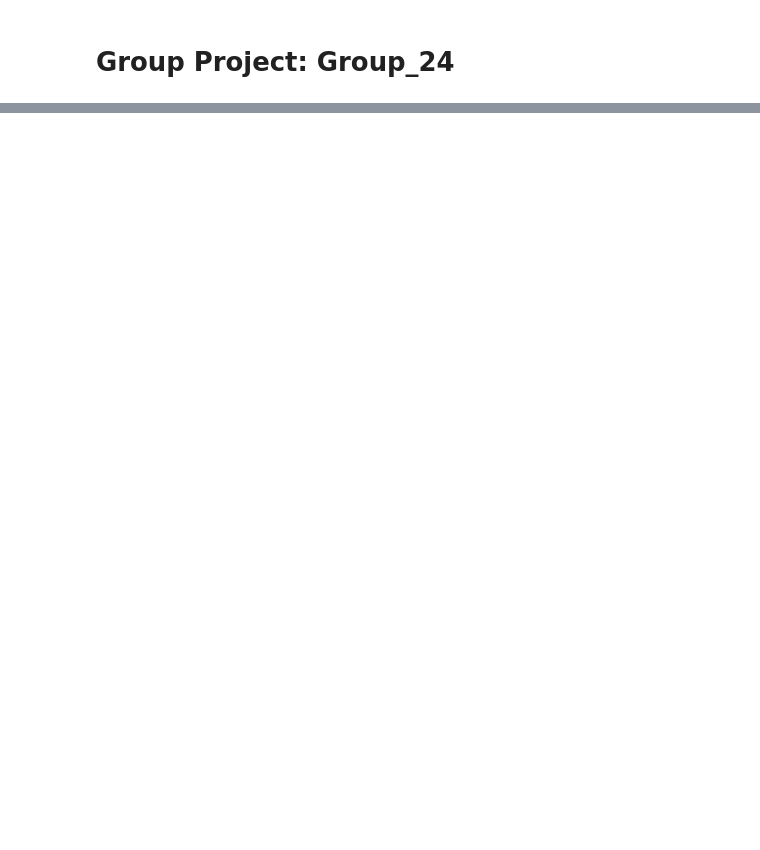
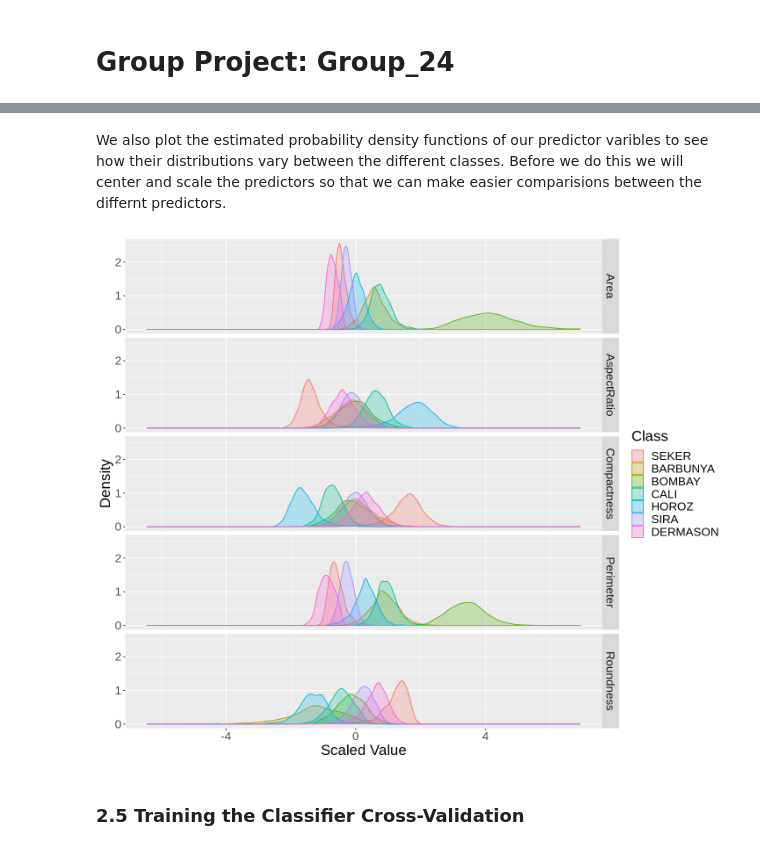
Before and after one commit to EdwardWangDataScience/Project_Proposal_Group_24, a Jupyter notebook: main/Group_project.ipynb, the cells around one changed output, grey strips where cells are left out. Cells and saved outputs as stored; diff of their text form; code cells hidden in the pictures; blank space fills up the shorter version.

Commit message:
Final Project Code Initial Commit

```diff
--- a/main/Group_project.ipynb
+++ b/main/Group_project.ipynb
@@ -26,0 +58,8 @@ Warning message:
+# %%
+beans_raw %>%
+  map(sum(is.na(.)))
+
+beans_clean <- beans_raw %>%
+                mutate(Class = as_factor(Class), Roundness = roundness, AspectRatio = AspectRation) %>%
+                select(Class, Area, Perimeter, AspectRatio, Compactness, Roundness)
+head(beans_clean)
@@ -26,0 +99,7 @@ Warning message:
+# %%
+#random seed to ensure that the same split is done each time
+set.seed(1234)
+
+beans_split <- initial_split(beans_clean, prop=0.75, strata = Class)
+beans_train <- training(beans_split)
+beans_test <- testing(beans_split)
@@ -26,0 +133,31 @@ Warning message:
+# %% [markdown]
+We also plot the estimated probability density functions of our predictor varibles to see how their distributions vary between the different classes. Before we do this we will center and scale the predictors so that we can make easier comparisions between the differnt predictors.
+# %%
+#center and scale all the predictor varibles to allow comparisons across metrics
+scaling_recipe <- recipe(Class ~ ., data = beans_train) %>%
+  step_scale(all_predictors()) %>%
+  step_center(all_predictors()) %>%
+  prep()
+
+scaled_beans <- bake(scaling_recipe, beans_train)
+
+#reshape data for visulization
+expor_plot_data <- scaled_beans %>%
+                    pivot_longer(cols = Area:Roundness,
+                                 names_to = "predictor",
+                                 values_to = "value")
+
+#create density plot
+options(repr.plot.width=12, repr.plot.height=10)
+
+expor_plot <- ggplot(expor_plot_data,aes(x=value, fill=Class, colour = Class)) +
+                facet_grid(rows = ggplot2::vars(predictor))+
+                geom_density(alpha=0.25)+
+                labs(x = "Scaled Value",
+                     y = "Density")+
+                theme(text = element_text(size = 20))
+expor_plot
+# %% [output]
+[figure, added]
+# %% [markdown]
+### 2.5 Training the Classifier Cross-Validation
```
Also changed, not shown: parts of 13 cells of this notebook.
